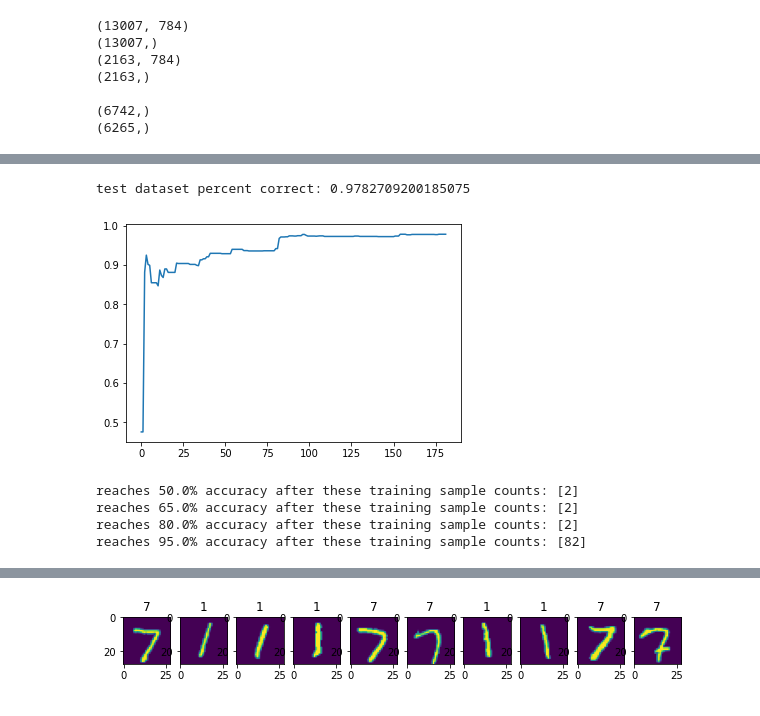
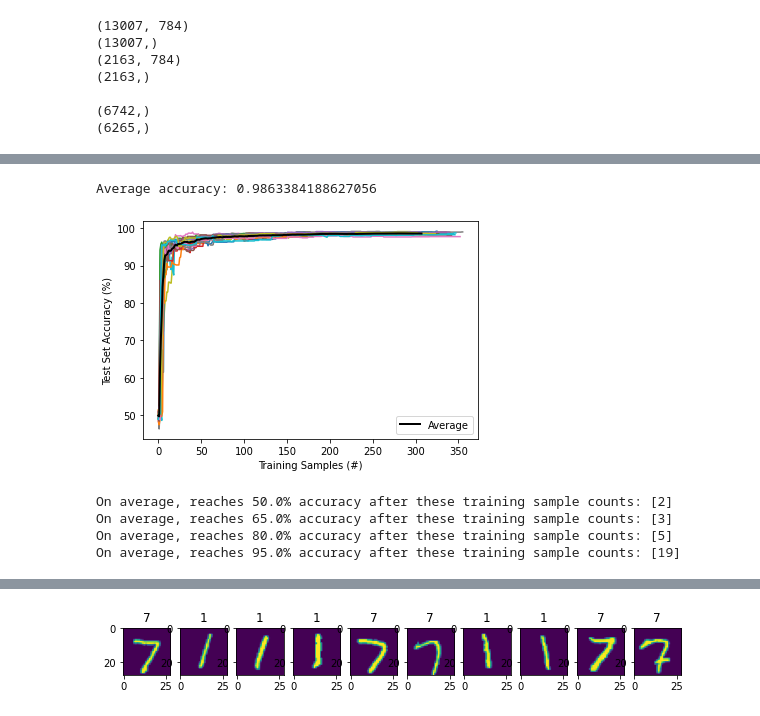
Before and after one commit to RyGuy101/ECE236A-Project, a Jupyter notebook: Driver Notebook.ipynb, the cells around one changed output, grey strips where cells are left out. Saved outputs shown, nothing was run; the diff lists cells and outputs as text; code cells hidden in the pictures.

Commit message:
Run final tests for Part I

```diff
--- a/Driver Notebook.ipynb
+++ b/Driver Notebook.ipynb
@@ -51,7 +51,7 @@ if use_mnist:
     s_test[s_test == 1] = 1
     s_test[s_test == 7] = -1
 
-    # N_train = 1500 # reduce training size so it completes faster
+    # N_train = 1000 # reduce training size so it completes faster
     N_train = y_train.shape[0] # keep all training data
 
     # Randomly select and randomly order
@@ -70,7 +70,7 @@ else:
         S = S[order]
         return (Y, S)
 
-    N_train = 2000
+    N_train = 1000
     N_test = 1000
 
     y_train, s_train = make_dataset(N_train)
@@ -204,46 +259,62 @@ reaches 95.0% accuracy after these training sample counts: [7, 16, 20, 22]
 # %%
-# Choose the same number samples selected by the algorithm, but randomly
-num_samples = model.y_train.shape[0]
-rand_train_indices = np.random.choice(range(y_train.shape[0]), size=num_samples, replace=False)
-rand_y_train = y_train[rand_train_indices]
-rand_s_train = s_train[rand_train_indices]
+# Choose the same number samples as selected by the algorithm for each run, but randomly
+accuracy_vs_trained_samples_all_runs = []
 
-model = MyClassifier(y_train.shape[1])
-percentage_over_time = []
+for accuracy_vs_selected_samples in accuracy_vs_selected_samples_all_runs:
+    num_samples = len(accuracy_vs_selected_samples)-1
+    rand_train_indices = np.random.choice(range(y_train.shape[0]), size=num_samples, replace=False)
+    rand_y_train = y_train[rand_train_indices]
+    rand_s_train = s_train[rand_train_indices]
 
-inferences = model.test(y_test)
-percentage_over_time.append(percentage_correct(inferences, s_test)) # first element corresponds to 0 training samples
+    model = MyClassifier(y_train.shape[1])
+    accuracy_vs_trained_samples = []
 
-for i in range(num_samples):
-    model.train(rand_y_train[0:i+1], rand_s_train[0:i+1])
     inferences = model.test(y_test)
-    percentage_over_time.append(percentage_correct(inferences, s_test))
+    accuracy_vs_trained_samples.append(percentage_correct(inferences, s_test))
 
-inferences = model.test(y_test)
-print("test dataset percent correct: {}".format(percentage_correct(inferences, s_test)))
+    for i in range(num_samples):
+        model.train(rand_y_train[0:i+1], rand_s_train[0:i+1])
+        inferences = model.test(y_test)
+        accuracy_vs_trained_samples.append(percentage_correct(inferences, s_test))
 
-plt.plot(list(range(len(percentage_over_time))), percentage_over_time)
+    accuracy_vs_trained_samples_all_runs.append(accuracy_vs_trained_samples)
+
+avg_accuracy_vs_trained_samples = [] # only average up until the last sample for the run with the least samples
+for i in range(np.amin(list(len(accuracy_vs_trained_samples_all_runs[i]) for i in range(len(accuracy_vs_trained_samples_all_runs))))):
+    avg_accuracy_vs_trained_samples.append(np.mean(list(accuracy_vs_trained_samples_all_runs[j][i] for j in range(len(accuracy_vs_trained_samples_all_runs)))))
+avg_accuracy_vs_trained_samples = np.array(avg_accuracy_vs_trained_samples)
+
+# average accuracy after training the last sample in each run
+print("Average accuracy: {}".format(np.mean(list(accuracy_vs_trained_samples_all_runs[i][-1] for i in range(len(accuracy_vs_trained_samples_all_runs))))))
+
+for accuracy_vs_trained_samples in accuracy_vs_trained_samples_all_runs:
+    accuracy_vs_trained_samples = np.array(accuracy_vs_trained_samples)
+    plt.plot(list(range(len(accuracy_vs_trained_samples))), accuracy_vs_trained_samples*100)
+plt.plot(list(range(len(avg_accuracy_vs_trained_samples))), avg_accuracy_vs_trained_samples*100, color='black', linewidth=2, label='Average')
+plt.xlabel("Training Samples (#)")
+plt.ylabel("Test Set Accuracy (%)")
+plt.legend()
 plt.show()
 
 thresholds = [0.50, 0.65, 0.80, 0.95]
 crossing_points = {}
 for threshold in thresholds:
     crossing_points[threshold] = []
     under_threshold = True
-    for i in range(len(percentage_over_time)):
-        if under_threshold and percentage_over_time[i] >= threshold:
+    for i in range(len(avg_accuracy_vs_trained_samples)):
+        if under_threshold and avg_accuracy_vs_trained_samples[i] >= threshold:
             crossing_points[threshold].append(i)
             under_threshold = False
-        elif percentage_over_time[i] < threshold:
+        elif avg_accuracy_vs_trained_samples[i] < threshold:
             under_threshold = True
-    print("reaches {}% accuracy after these training sample counts: {}".format(threshold*100, crossing_points[threshold]))
+    print("On average, reaches {}% accuracy after these training sample counts: {}".format(threshold*100, crossing_points[threshold]))
 # %% [output]
-test dataset percent correct: 0.9782709200185075
+Average accuracy: 0.9863384188627056
-[figure, old version]
+[figure, new version]
-reaches 50.0% accuracy after these training sample counts: [2]
-reaches 65.0% accuracy after these training sample counts: [2]
-reaches 80.0% accuracy after these training sample counts: [2]
-reaches 95.0% accuracy after these training sample counts: [82]
+On average, reaches 50.0% accuracy after these training sample counts: [2]
+On average, reaches 65.0% accuracy after these training sample counts: [3]
+On average, reaches 80.0% accuracy after these training sample counts: [5]
+On average, reaches 95.0% accuracy after these training sample counts: [19]
 # %%
 def choose_data(y,s, ratio_to_use):
     N = y.shape[0]
```
Also changed, not shown: parts of 3 cells of this notebook, 1 other file.
